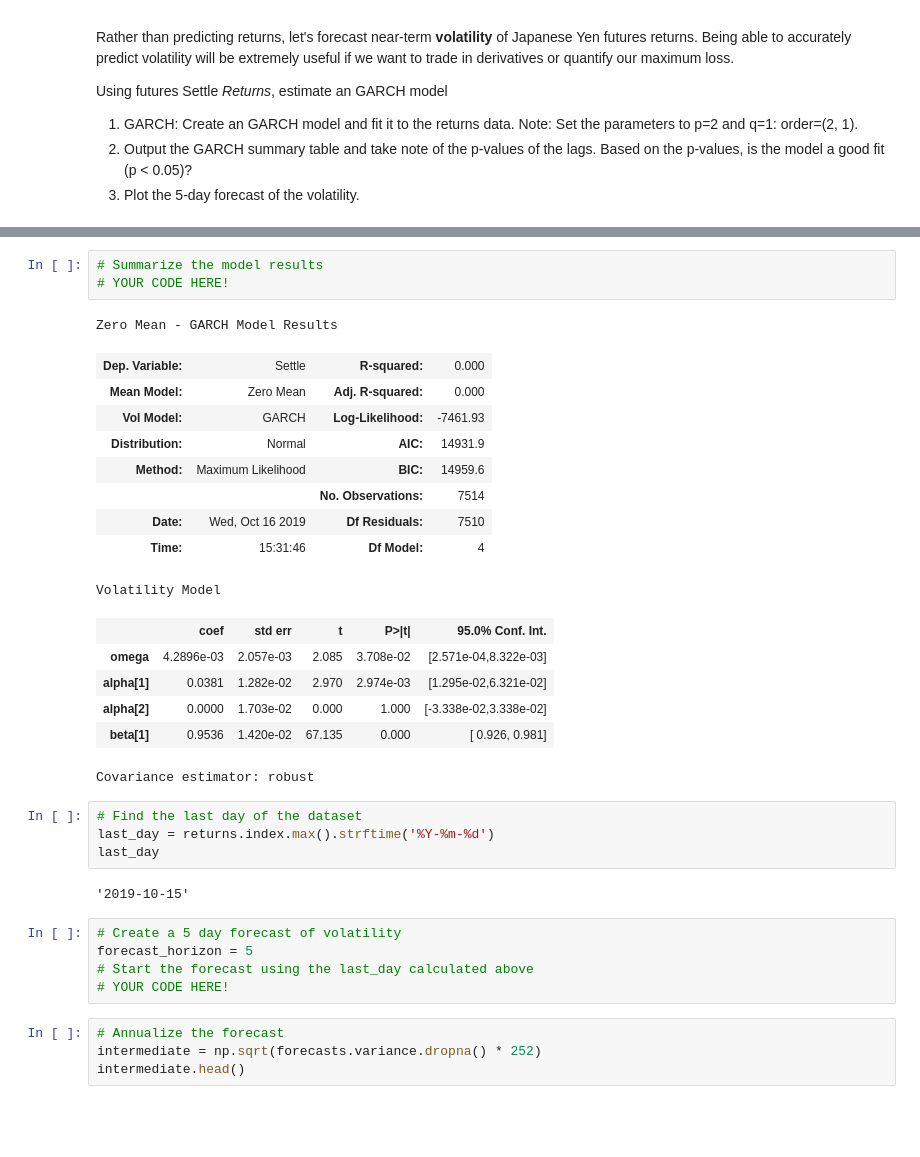
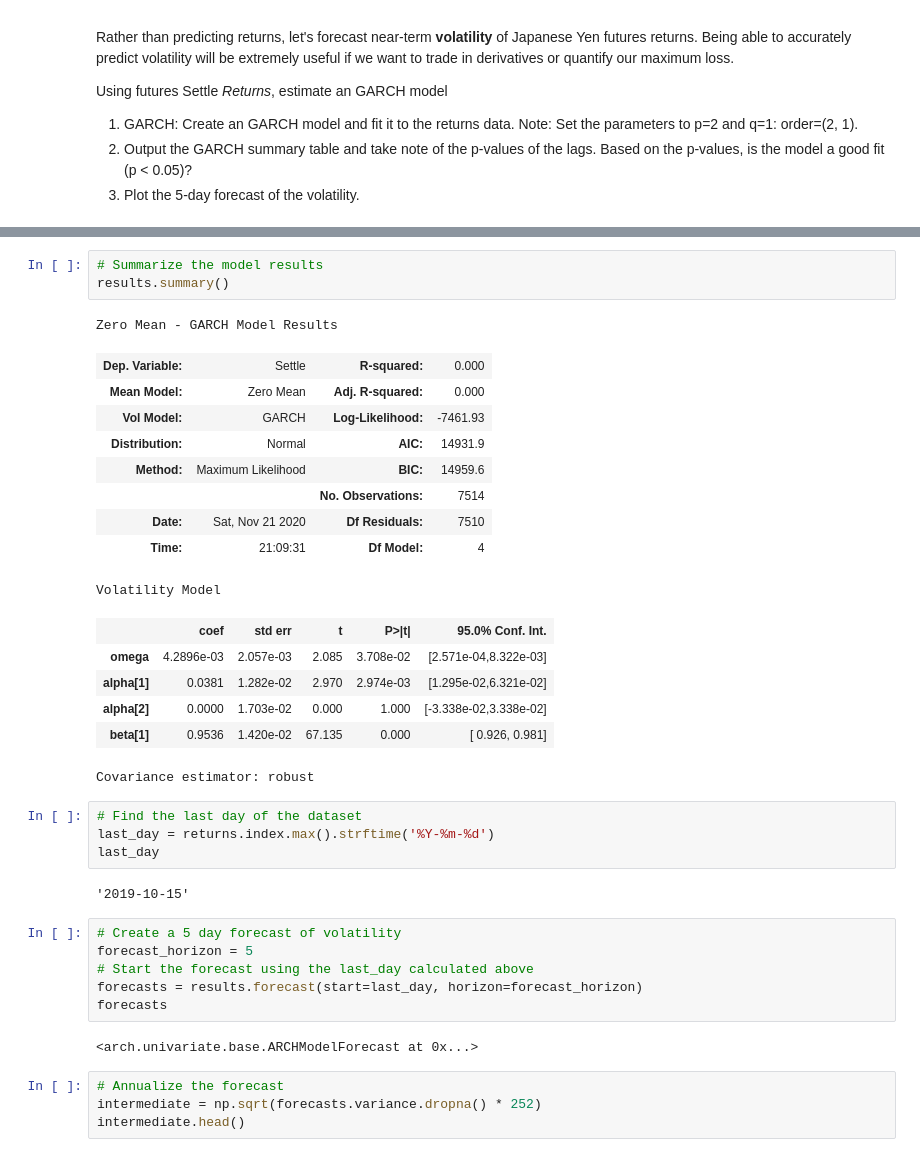
Before and after one commit to dstroe/homework10, a Jupyter notebook: time_series_analysis.ipynb, the cells around one changed output, grey strips where cells are left out. Saved outputs shown, nothing was run; the diff lists cells and outputs as text; blank space fills up the shorter version.

Commit message:
pushing time_series

```diff
--- a/time_series_analysis.ipynb
+++ b/time_series_analysis.ipynb
@@ -219,16 +215,16 @@ NameError: name 'arch_model' is not defined
 # %%
 # Summarize the model results
-# YOUR CODE HERE!
+results.summary()
 # %% [output]
 Zero Mean - GARCH Model Results
 | Dep. Variable: | Settle | R-squared: | 0.000 |
 | Mean Model: | Zero Mean | Adj. R-squared: | 0.000 |
 | Vol Model: | GARCH | Log-Likelihood: | -7461.93 |
 | Distribution: | Normal | AIC: | 14931.9 |
 | Method: | Maximum Likelihood | BIC: | 14959.6 |
 |  |  | No. Observations: | 7514 |
-| Date: | Wed, Oct 16 2019 | Df Residuals: | 7510 |
-| Time: | 15:31:46 | Df Model: | 4 |
+| Date: | Sat, Nov 21 2020 | Df Residuals: | 7510 |
+| Time: | 21:09:31 | Df Model: | 4 |
 Volatility Model
 |  | coef | std err | t | P>|t| | 95.0% Conf. Int. |
 | omega | 4.2896e-03 | 2.057e-03 | 2.085 | 3.708e-02 | [2.571e-04,8.322e-03] |
@@ -246,7 +242,10 @@ last_day
 # Create a 5 day forecast of volatility
 forecast_horizon = 5
 # Start the forecast using the last_day calculated above
-# YOUR CODE HERE!
+forecasts = results.forecast(start=last_day, horizon=forecast_horizon)
+forecasts
+# %% [output]
+<arch.univariate.base.ARCHModelForecast at 0x...>
 # %%
 # Annualize the forecast
 intermediate = np.sqrt(forecasts.variance.dropna() * 252)
```
Also changed, not shown: parts of 12 cells of this notebook.
